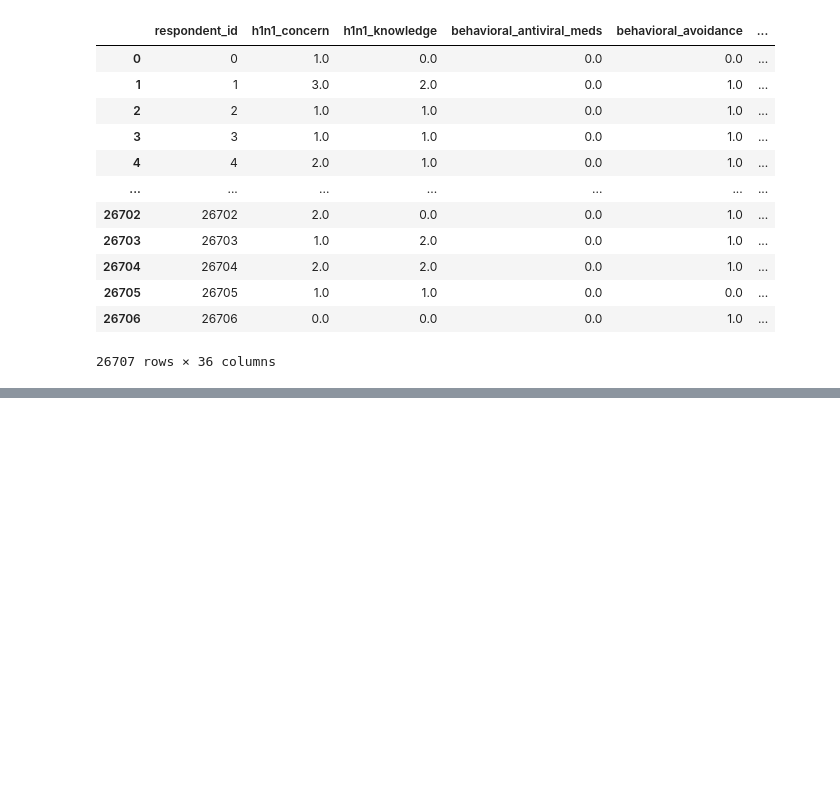
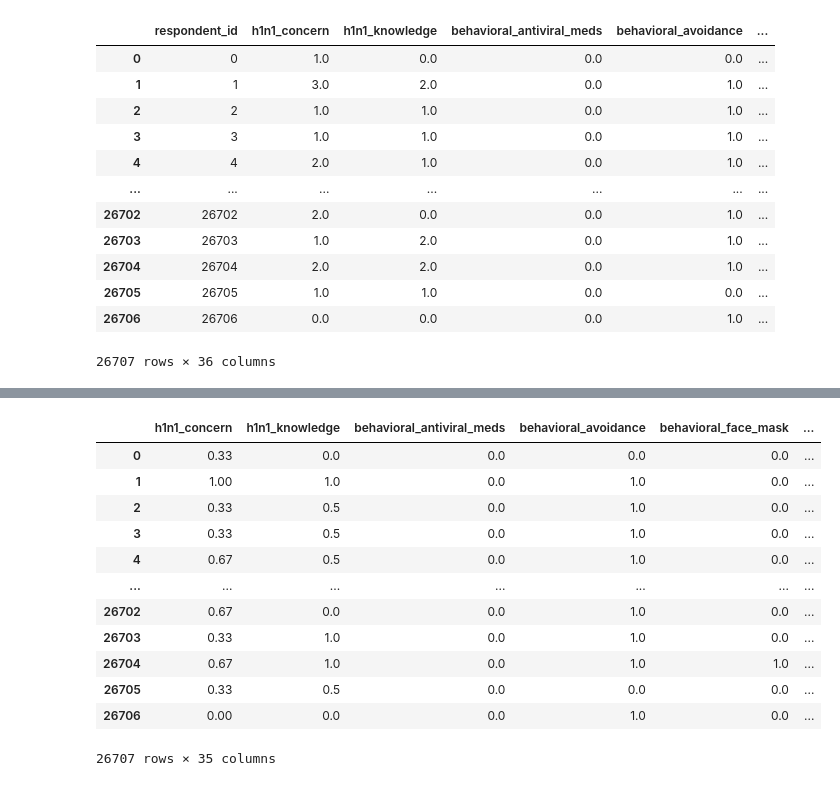
Before and after one commit to amithvardhan99/drivendata, a Jupyter notebook: Flu Shot Learning Predict H1N1 and Seasonal Flu Vaccines/notebook_new.ipynb, the cells around one changed output, grey strips where cells are left out. Saved outputs shown, nothing was run; the diff lists cells and outputs as text; code cells hidden in the pictures; blank space fills up the shorter version.

```diff
--- a/Flu Shot Learning Predict H1N1 and Seasonal Flu Vaccines/notebook_new.ipynb
+++ b/Flu Shot Learning Predict H1N1 and Seasonal Flu Vaccines/notebook_new.ipynb
@@ -150,0 +233,24 @@ replace_null_with_value_three_conditions = ["behavioral_wash_hands"] # If the pe
+# %%
+col = train_input.columns.values[1:]
+X_train = df_train_input.drop(columns=["respondent_id"])
+X_test = df_test_input.drop(columns=["respondent_id"])
+y_train = train_output.drop(columns=["respondent_id"])
+mms = MinMaxScaler()
+X_train = pd.DataFrame(mms.fit_transform(X_train),columns=col).round(2)
+X_test = pd.DataFrame(mms.fit_transform(X_test),columns=col).round(2)
+# %%
+X_train
+# %% [output]
+|  | h1n1_concern | h1n1_knowledge | behavioral_antiviral_meds | behavioral_avoidance | behavioral_face_mask | ... |
+| 0 | 0.33 | 0.0 | 0.0 | 0.0 | 0.0 | ... |
+| 1 | 1.00 | 1.0 | 0.0 | 1.0 | 0.0 | ... |
+| 2 | 0.33 | 0.5 | 0.0 | 1.0 | 0.0 | ... |
+| 3 | 0.33 | 0.5 | 0.0 | 1.0 | 0.0 | ... |
+| 4 | 0.67 | 0.5 | 0.0 | 1.0 | 0.0 | ... |
+| ... | ... | ... | ... | ... | ... | ... |
+| 26702 | 0.67 | 0.0 | 0.0 | 1.0 | 0.0 | ... |
+| 26703 | 0.33 | 1.0 | 0.0 | 1.0 | 0.0 | ... |
+| 26704 | 0.67 | 1.0 | 0.0 | 1.0 | 1.0 | ... |
+| 26705 | 0.33 | 0.5 | 0.0 | 0.0 | 0.0 | ... |
+| 26706 | 0.00 | 0.0 | 0.0 | 1.0 | 0.0 | ... |
+26707 rows × 35 columns
```
Also changed, not shown: parts of 8 cells of this notebook.
